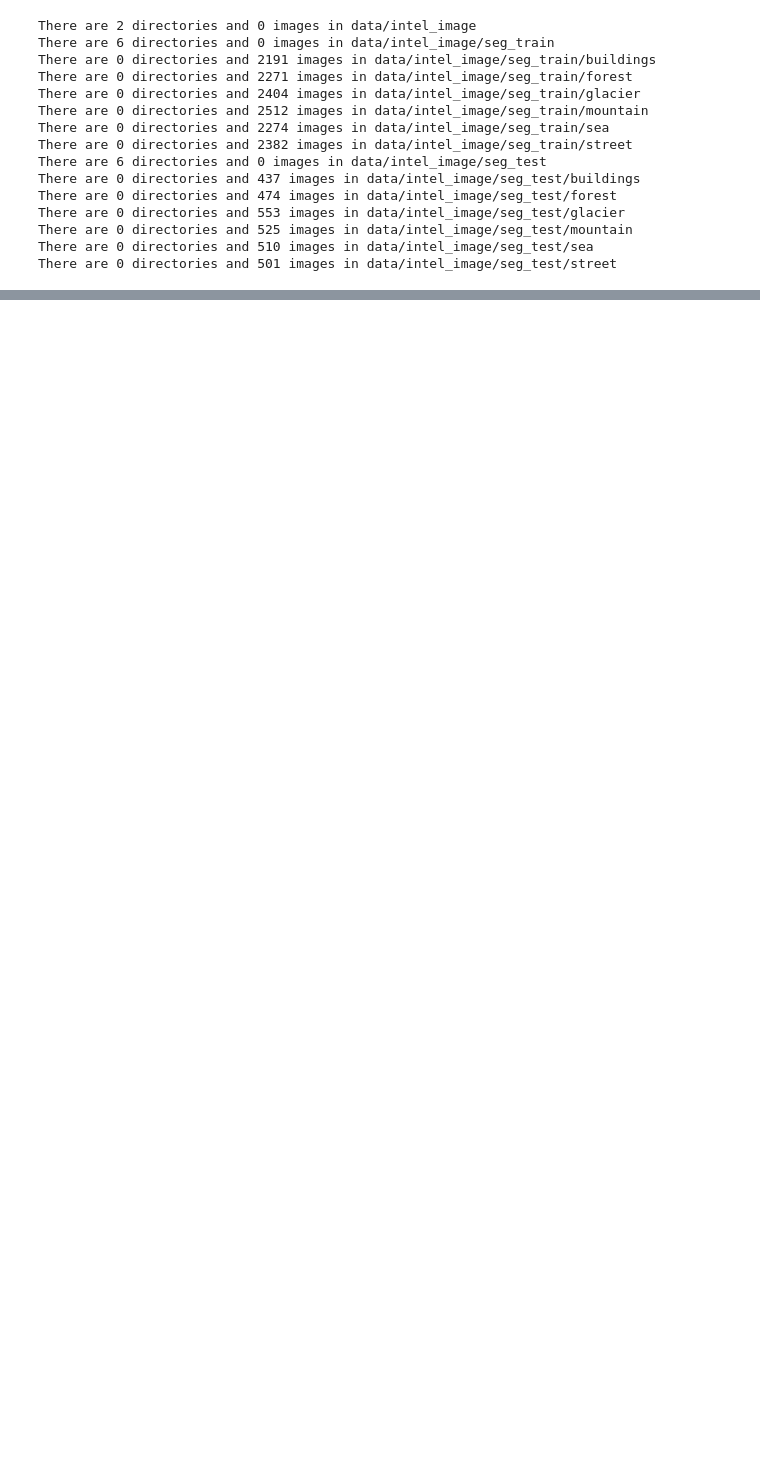
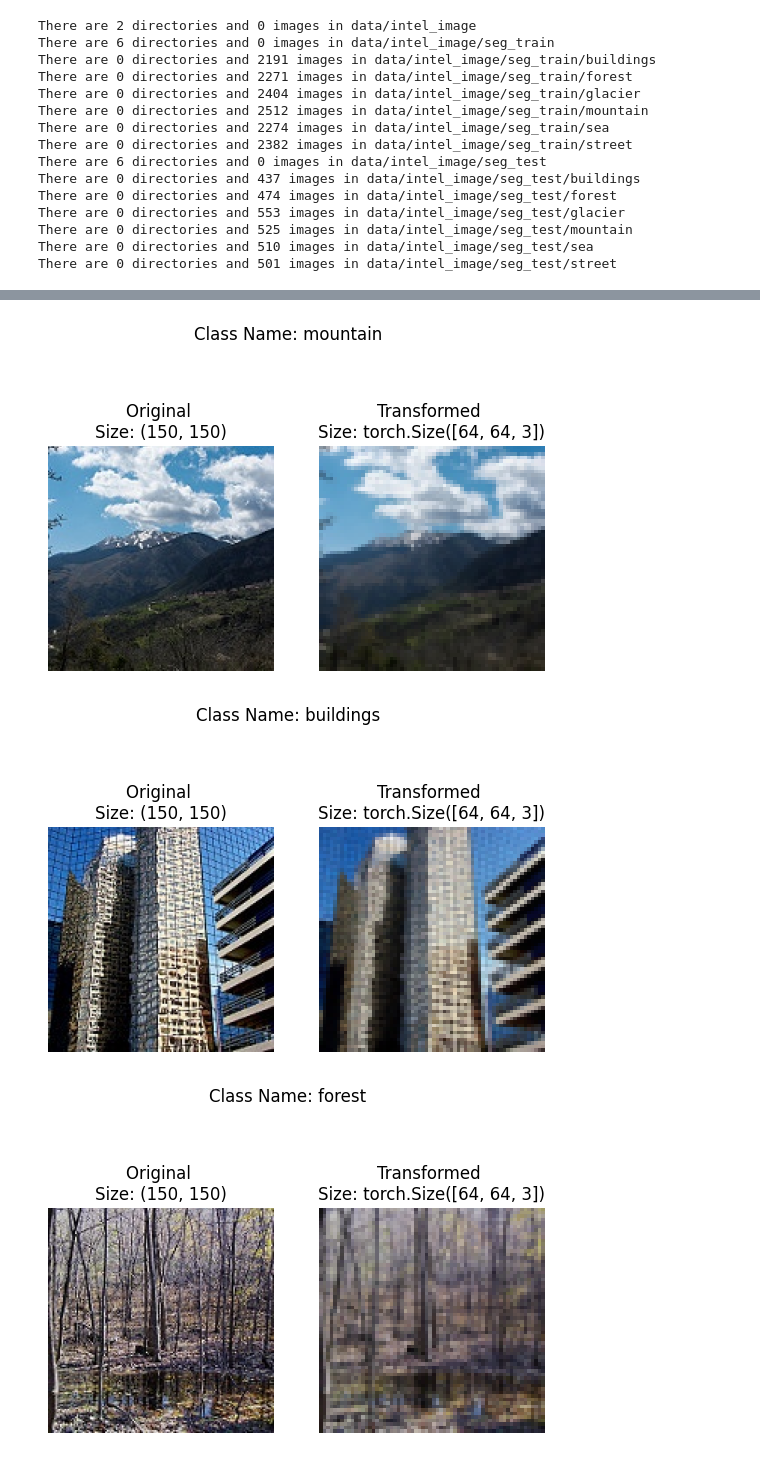
Before and after one commit to dogukangur0/Custom_Dataset, a Jupyter notebook: Intel_Images.ipynb, the cells around one changed output, grey strips where cells are left out. Saved outputs shown, nothing was run; the diff lists cells and outputs as text; code cells hidden in the pictures; blank space fills up the shorter version.

```diff
--- a/Intel_Images.ipynb
+++ b/Intel_Images.ipynb
@@ -67,0 +73,25 @@ plt.axis("off")
+# %%
+transform = transforms.Compose([
+    transforms.Resize(size=(64,64)),
+    transforms.ToTensor()
+])
+# %%
+image_path_list = list(pathlib.Path("data/intel_image").glob("*/*/*.jpg"))
+random_images = random.sample(image_path_list, 3)
+for random_image in random_images:
+  with Image.open(random_image) as image:
+    fig, axes = plt.subplots(1,2)
+    axes[0].imshow(image)
+    axes[0].set_title(f"Original \nSize: {image.size}")
+    axes[0].axis(False)
+
+    transformed_image = transform(image).permute(1,2,0)
+    axes[1].imshow(transformed_image)
+    axes[1].set_title(f"Transformed \nSize: {transformed_image.shape}")
+    axes[1].axis(False)
+
+    fig.suptitle(f"Class Name: {random_image.parent.stem}")
+# %% [output]
+[figure, added]
+[figure, added]
+[figure, added]
```
Also changed, not shown: parts of 14 cells of this notebook.
